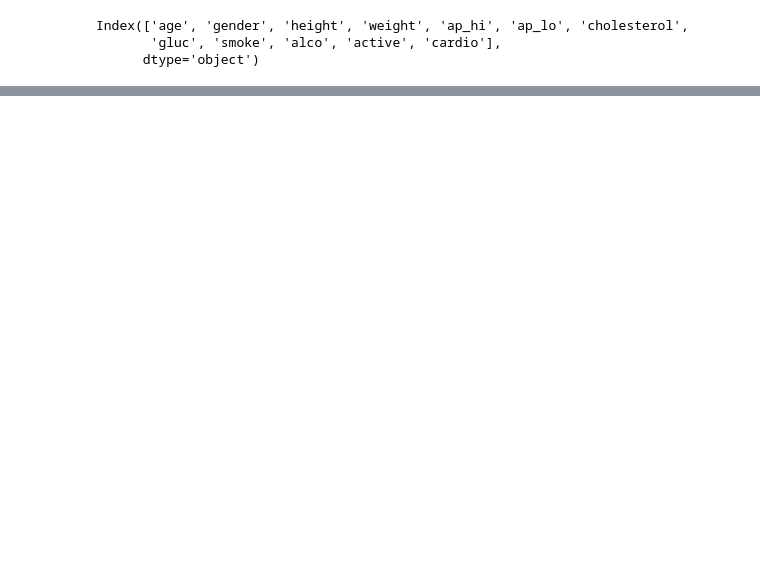
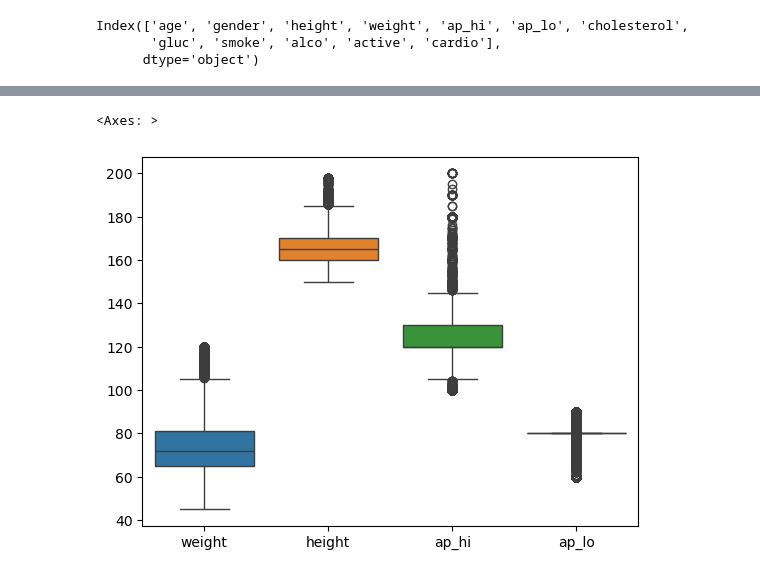
Before and after one commit to SmriteePoudel/DataScience, a Jupyter notebook: Dataset/LogisticRegression.ipynb, the cells around one changed output, grey strips where cells are left out. Saved outputs shown, nothing was run; the diff lists cells and outputs as text; code cells hidden in the pictures; blank space fills up the shorter version.

```diff
--- a/Dataset/LogisticRegression.ipynb
+++ b/Dataset/LogisticRegression.ipynb
@@ -147,0 +215,5 @@ Y_pred = model.predict(X_train_scale)
+# %%
+sns.boxplot(data=data[['weight', 'height', 'ap_hi','ap_lo']])
+# %% [output]
+<Axes: >
+[figure, added]
```
Also changed, not shown: parts of 23 cells of this notebook, 5 other files.
